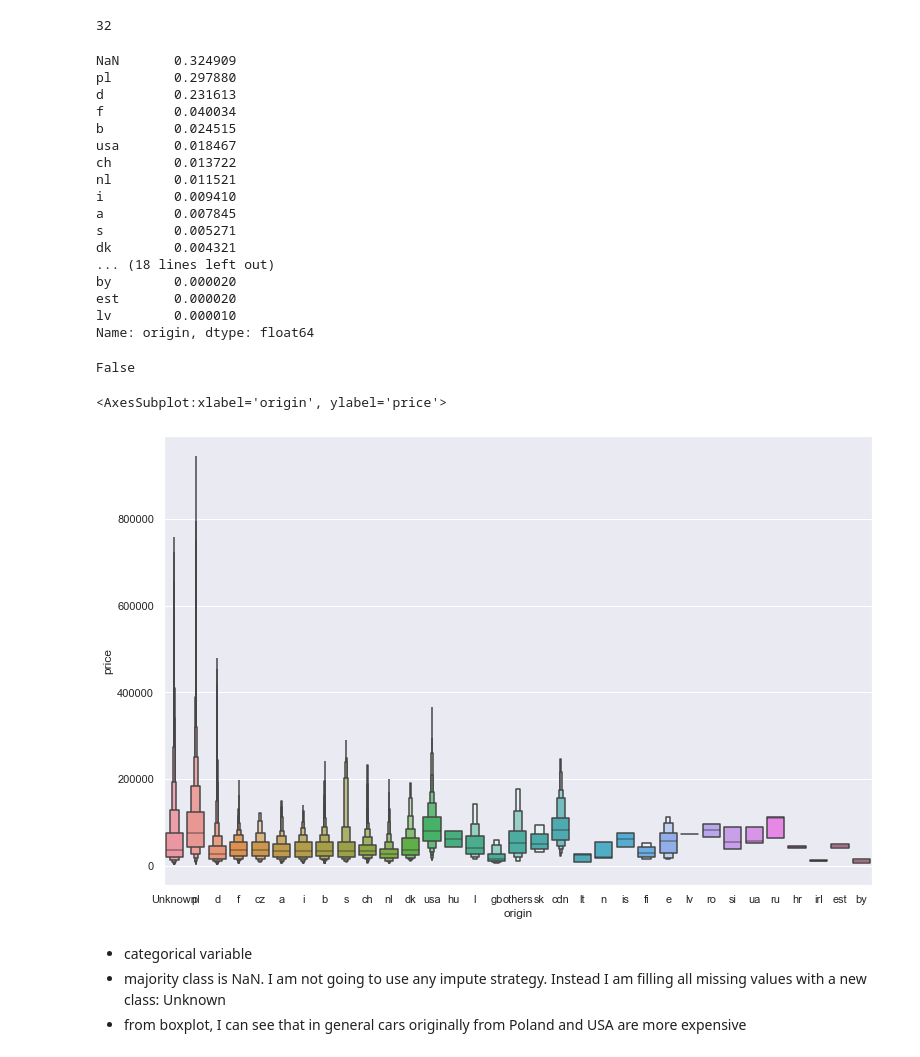
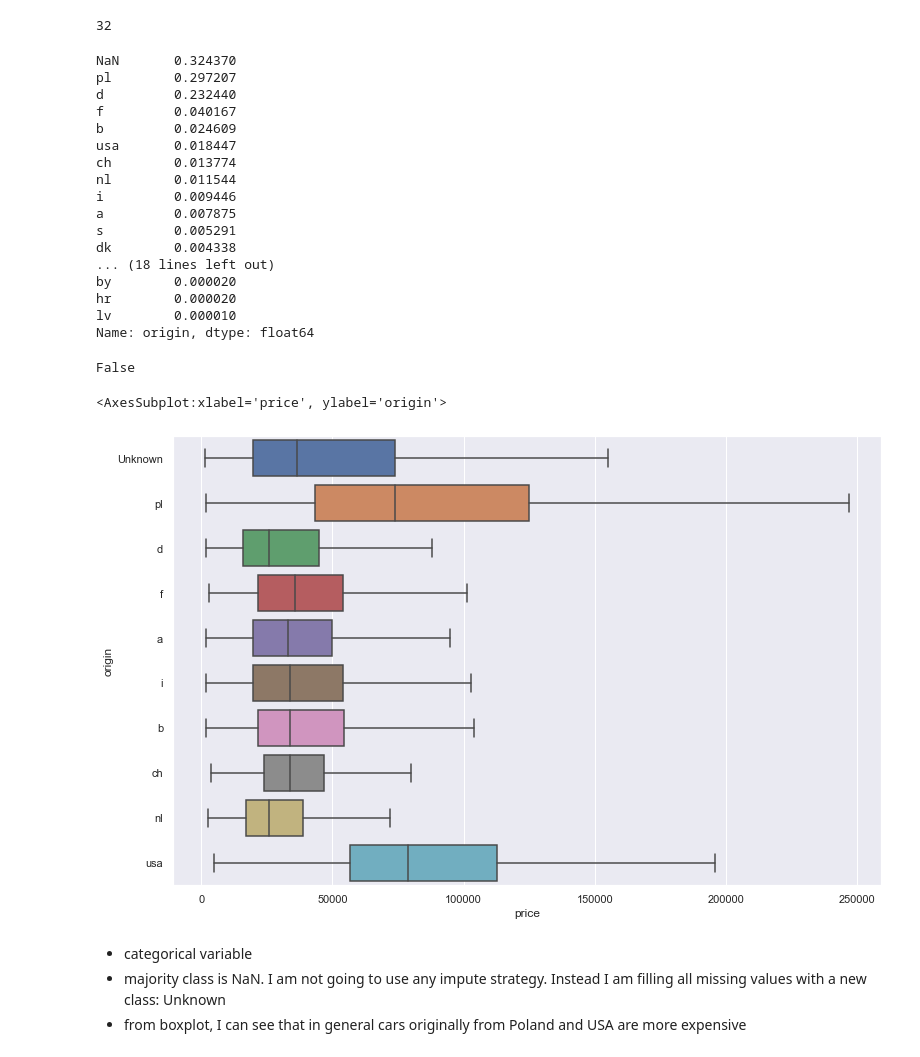
Before and after one commit to kamilkawa/DSwR_final_project, a Jupyter notebook: otomoto_research.ipynb, the cells around one changed output. Drawn from its saved outputs; the diff is of its cells as text; code cells hidden in the pictures.

```diff
--- a/otomoto_research.ipynb
+++ b/otomoto_research.ipynb
@@ -569,0 +616,6 @@ Name: mileage_km, dtype: float64
+# %%
+otomoto_df['year'] = otomoto_df['year'].astype('int')
+
+otomoto_df.drop(
+    otomoto_df.loc[(otomoto_df['state']=='Nowe') &
+                   (otomoto_df['year'] <= 2020)].index, inplace=True)
@@ -569,0 +626,4 @@ Name: mileage_km, dtype: float64
+# %%
+otomoto_df.drop(
+    otomoto_df.loc[(otomoto_df['state']=='Używane') &
+                   (otomoto_df['mileage_km'] < 1000)].index, inplace=True)
@@ -727,3 +796,7 @@ sns.boxplot(otomoto_df["engine_power"])
 # %% [output]
 <AxesSubplot:xlabel='engine_power'>
 [figure]
+# %%
+otomoto_df["is_outlier"] = otomoto_df.groupby(
+    ["model", "make", "state", "year"]
+)["engine_power"].transform(lambda x: (x - x.mean()).abs() > 1.5 * x.mean())
@@ -1249,7 +1385,7 @@ otomoto_df["region"].isna().any()
 # %% [output]
 False
 # %%
-otomoto_df.drop("region", axis=1, inplace=True)
+#otomoto_df.drop("region", axis=1, inplace=True)
 # %% [markdown]
 - categorical variable with 23 unique values
 - majority of regions are in Poland
@@ -1472,21 +1661,21 @@ otomoto_df["origin"].nunique()
 # %%
 otomoto_df["origin"].value_counts(normalize=True, dropna=False)
 # %% [output]
-NaN       0.324909
-pl        0.297880
-d         0.231613
-f         0.040034
-b         0.024515
-usa       0.018467
-ch        0.013722
-nl        0.011521
-i         0.009410
-a         0.007845
-s         0.005271
-dk        0.004321
+NaN       0.324370
+pl        0.297207
+d         0.232440
+f         0.040167
+b         0.024609
+usa       0.018447
+ch        0.013774
+nl        0.011544
+i         0.009446
+a         0.007875
+s         0.005291
+dk        0.004338
 ... (18 lines left out)
 by        0.000020
-est       0.000020
+hr        0.000020
 lv        0.000010
 Name: origin, dtype: float64
 # %%
@@ -1496,10 +1685,14 @@ otomoto_df["origin"].isna().any()
 # %% [output]
 False
 # %%
-sns.boxenplot(x="origin", y="price", data=otomoto_df, showfliers=False)
+top_make_ls = otomoto_df['origin'].value_counts()[:10].index.to_list()
+sns.boxplot(x="price",
+            y="origin",
+            data=otomoto_df[otomoto_df['origin'].isin(top_make_ls)],
+            showfliers=False)
 # %% [output]
-<AxesSubplot:xlabel='origin', ylabel='price'>
+<AxesSubplot:xlabel='price', ylabel='origin'>
-[figure, old version]
+[figure, new version]
 # %% [markdown]
 - categorical variable
 - majority class is NaN. I am not going to use any impute strategy. Instead I am filling all missing values with a new class: Unknown
```
Also changed, not shown: parts of 73 cells of this notebook, 1 other file.
